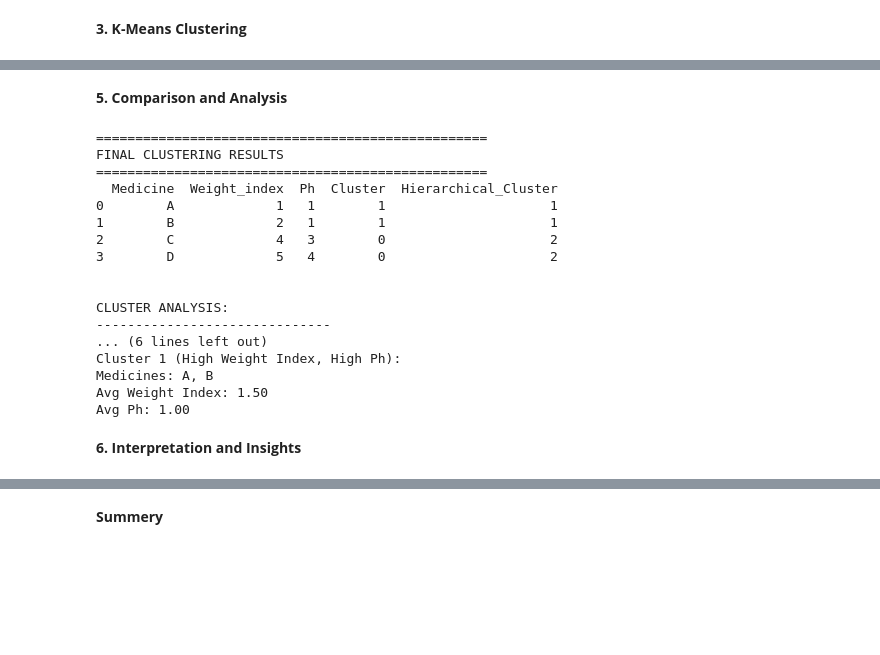
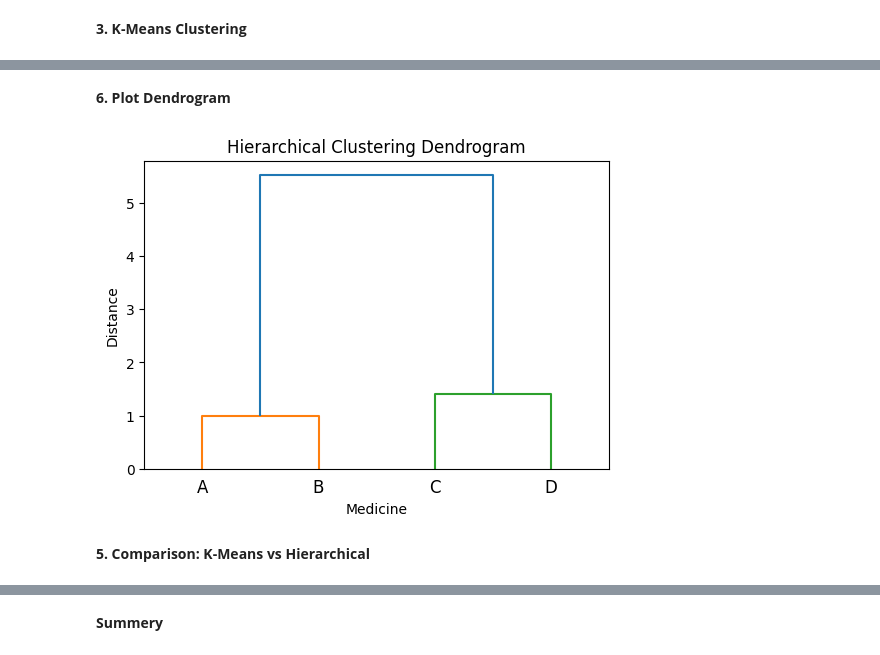
Before and after one commit to linamellese/Unsupervised-Machine-Learning-Clustering-, a Jupyter notebook: Unsupervised-Machine-Learning-Clustering.ipynb, the cells around one changed output, grey strips where cells are left out. Drawn from its saved outputs; the diff is of its cells as text; code cells hidden in the pictures; blank space fills up the shorter version.

```diff
--- a/Unsupervised-Machine-Learning-Clustering.ipynb
+++ b/Unsupervised-Machine-Learning-Clustering.ipynb
@@ -121,49 +85,15 @@ display(data)
+# %%
+linked = linkage(df[["Weight_Index", "pH"]], method="ward")
+# %% [markdown]
+**6. Plot Dendrogram**
+# %%
+plt.figure(figsize=(6, 4))
+dendrogram(linked, labels=["A", "B", "C", "D"])
+plt.title("Hierarchical Clustering Dendrogram")
+plt.xlabel("Medicine")
+plt.ylabel("Distance")
+plt.show()
+# %% [output]
+[figure, added]
 # %% [markdown]
-**5. Comparison and Analysis**
+**5. Comparison: K-Means vs Hierarchical**
-# %%
-print("=" * 50)
-print("FINAL CLUSTERING RESULTS")
-print("=" * 50)
-print(data[['Medicine', 'Weight_index', 'Ph',
-            'Cluster', 'Hierarchical_Cluster']])
-print("\n")
-
-# Analyze the clusters
-print("CLUSTER ANALYSIS:")
-print("-" * 30)
-
-# Cluster 0 (Medicines A & B)
-print("Cluster 0 (Low Weight Index, Low Ph):")
-cluster0 = data[data['Cluster'] == 0]
-print(f"Medicines: {', '.join(cluster0['Medicine'].values)}")
-print(f"Avg Weight Index: {cluster0['Weight_index'].mean():.2f}")
-print(f"Avg Ph: {cluster0['Ph'].mean():.2f}")
-
-print("\n")
-
-# Cluster 1 (Medicines C & D)
-print("Cluster 1 (High Weight Index, High Ph):")
-cluster1 = data[data['Cluster'] == 1]
-print(f"Medicines: {', '.join(cluster1['Medicine'].values)}")
-print(f"Avg Weight Index: {cluster1['Weight_index'].mean():.2f}")
-print(f"Avg Ph: {cluster1['Ph'].mean():.2f}")
-# %% [output]
-==================================================
-FINAL CLUSTERING RESULTS
-==================================================
-  Medicine  Weight_index  Ph  Cluster  Hierarchical_Cluster
-0        A             1   1        1                     1
-1        B             2   1        1                     1
-2        C             4   3        0                     2
-3        D             5   4        0                     2
-
-
-CLUSTER ANALYSIS:
-------------------------------
-... (6 lines left out)
-Cluster 1 (High Weight Index, High Ph):
-Medicines: A, B
-Avg Weight Index: 1.50
-Avg Ph: 1.00
-# %% [markdown]
-**6.  Interpretation and Insights**
```
Also changed, not shown: parts of 34 cells of this notebook.
